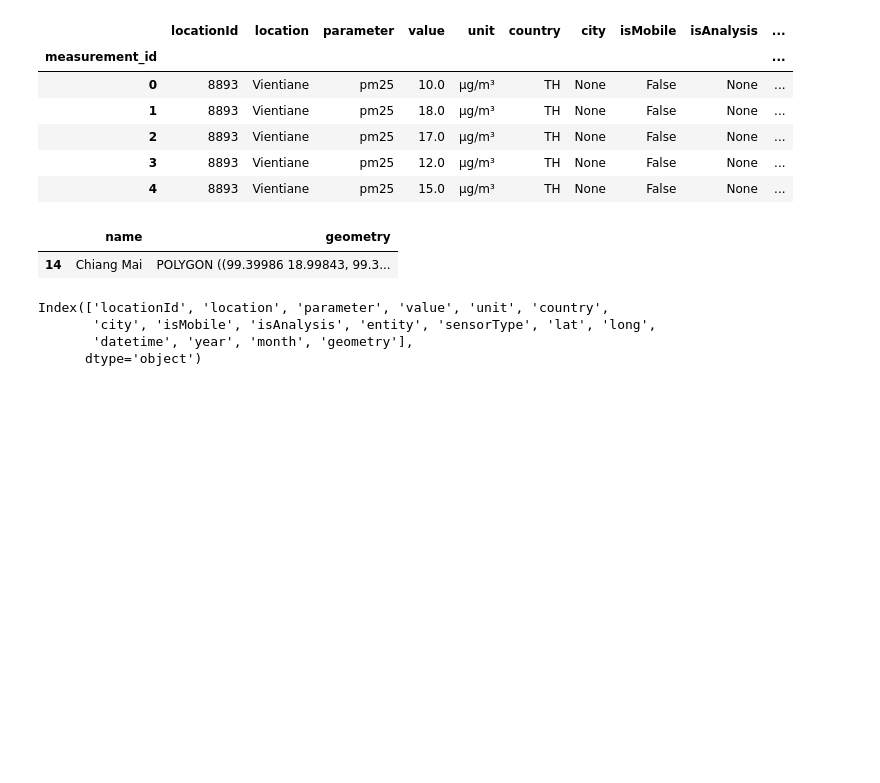
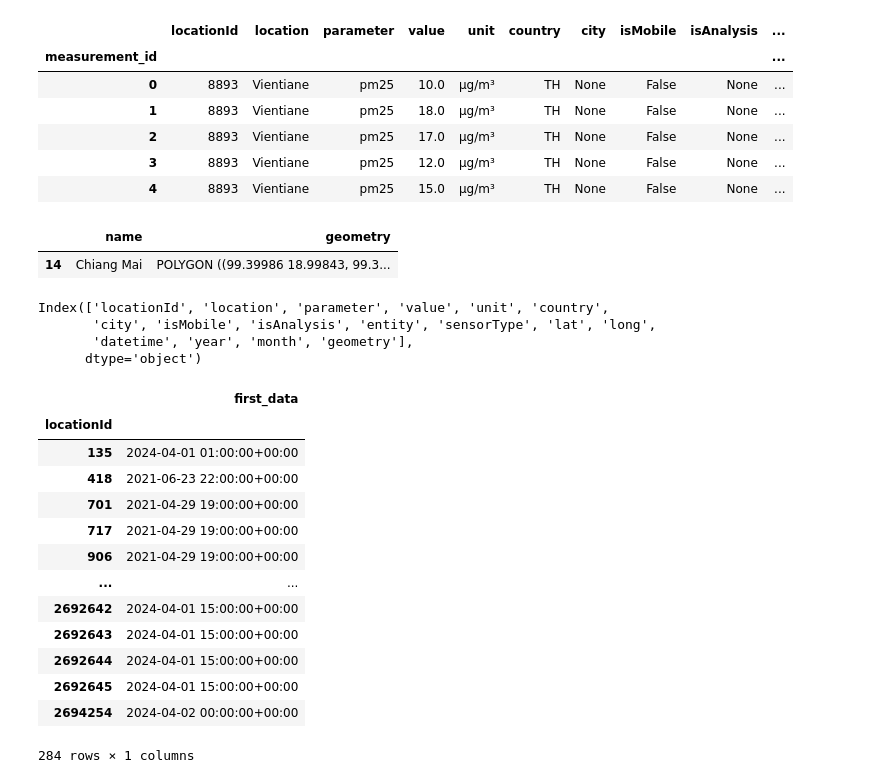
Before and after one commit to surasakcho/pier-blog, a Jupyter notebook: 2024-04-10 Thailand PM25 - Satellite data/integrate/eda.ipynb, the cells around one changed output. Drawn from its saved outputs; the diff is of its cells as text; code cells hidden in the pictures; blank space fills up the shorter version.

```diff
--- a/2024-04-10 Thailand PM25 - Satellite data/integrate/eda.ipynb
+++ b/2024-04-10 Thailand PM25 - Satellite data/integrate/eda.ipynb
@@ -66,6 +66,24 @@ Index(['locationId', 'location', 'parameter', 'value', 'unit', 'country',
        'city', 'isMobile', 'isAnalysis', 'entity', 'sensorType', 'lat', 'long',
        'datetime', 'year', 'month', 'geometry'],
       dtype='object')
+# %%
+gdf_openaq_first_data = gdf_openaq.groupby('locationId').agg(first_data=('datetime', 'min'))
+gdf_openaq_first_data
+# %% [output]
+|  | first_data |
+| locationId |  |
+| 135 | 2024-04-01 01:00:00+00:00 |
+| 418 | 2021-06-23 22:00:00+00:00 |
+| 701 | 2021-04-29 19:00:00+00:00 |
+| 717 | 2021-04-29 19:00:00+00:00 |
+| 906 | 2021-04-29 19:00:00+00:00 |
+| ... | ... |
+| 2692642 | 2024-04-01 15:00:00+00:00 |
+| 2692643 | 2024-04-01 15:00:00+00:00 |
+| 2692644 | 2024-04-01 15:00:00+00:00 |
+| 2692645 | 2024-04-01 15:00:00+00:00 |
+| 2694254 | 2024-04-02 00:00:00+00:00 |
+284 rows × 1 columns
 # %%
 gdf_openaq_location = gdf_openaq.drop(columns=['datetime', 'year', 'month', 'value', 'parameter', 'unit']).drop_duplicates()
 gdf_openaq_location
```
Also changed, not shown: parts of 2 cells of this notebook, 6 other files.
